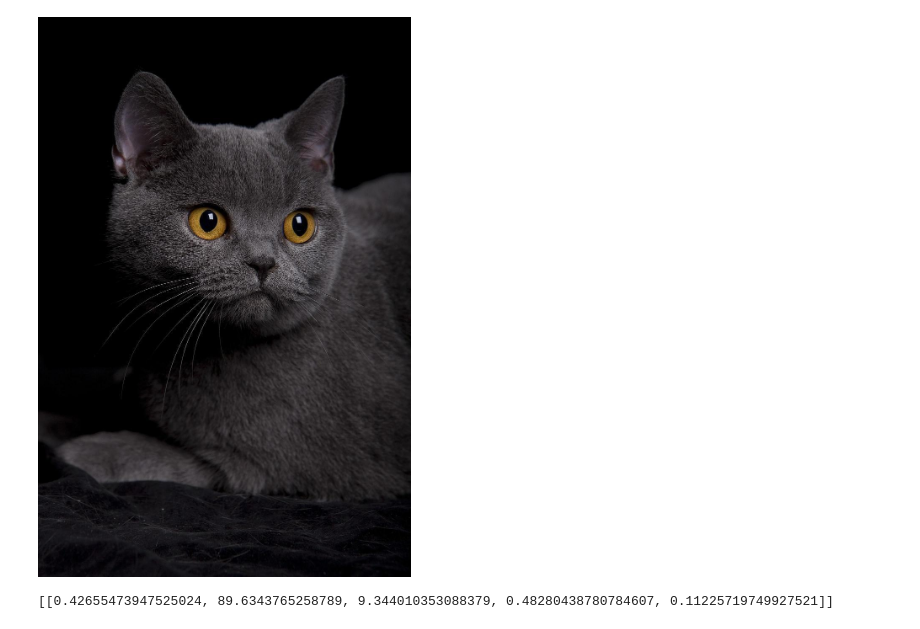
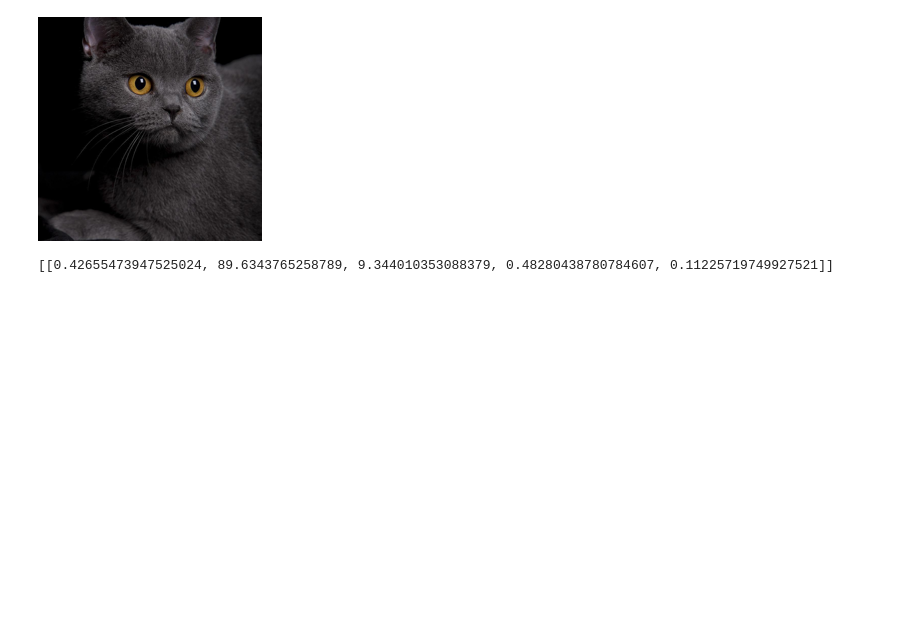
Before and after one commit to facebookresearch/maws, a Jupyter notebook: clip_example.ipynb, the cells around one changed output. Cells and saved outputs as stored; diff of their text form; code cells hidden in the pictures; blank space fills up the shorter version.

```diff
--- a/clip_example.ipynb
+++ b/clip_example.ipynb
@@ -14,7 +14,7 @@ clip_model = build_model("vit_b16_xlmr_b", "maws_clip")
 # clip_model = build_model("vit_2b14_xlmr_l", "maws_clip")
 _ = clip_model.eval()
 # %%
-image = Image.open(get_asset_local_path("https://upload.wikimedia.org/wikipedia/commons/5/53/Sheba1.JPG")).convert("RGB")
-display(image)
+image_path = get_asset_local_path("https://upload.wikimedia.org/wikipedia/commons/5/53/Sheba1.JPG")
+display(clip_model.get_cropped_images(image_path)[0])
 # %% [output]
-[figure, old version]
+[figure, new version]
```
Also changed, not shown: parts of 13 cells of this notebook, 3 other files.
